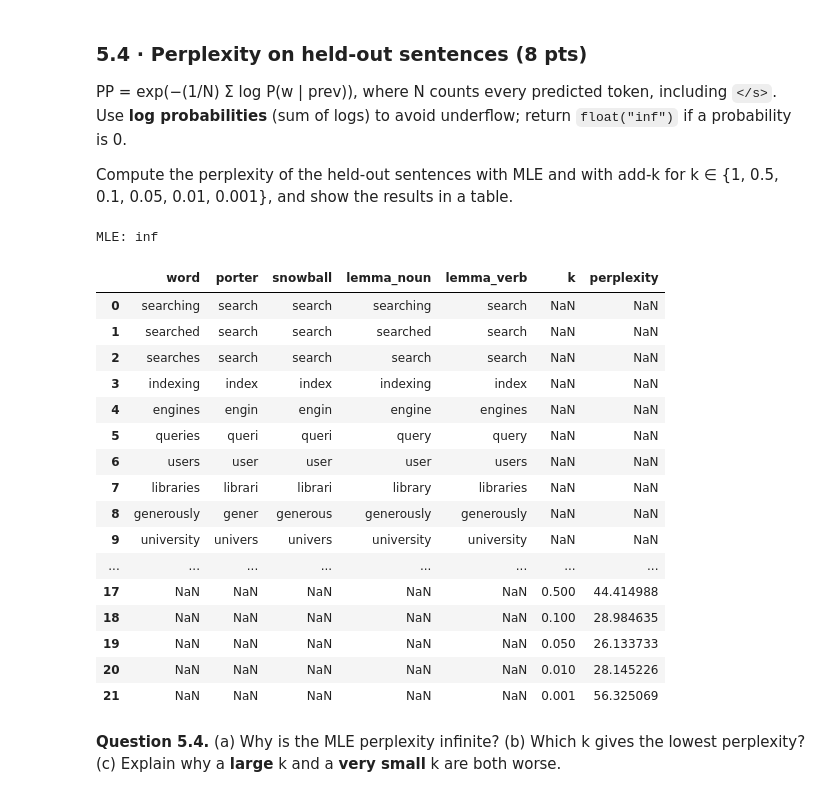
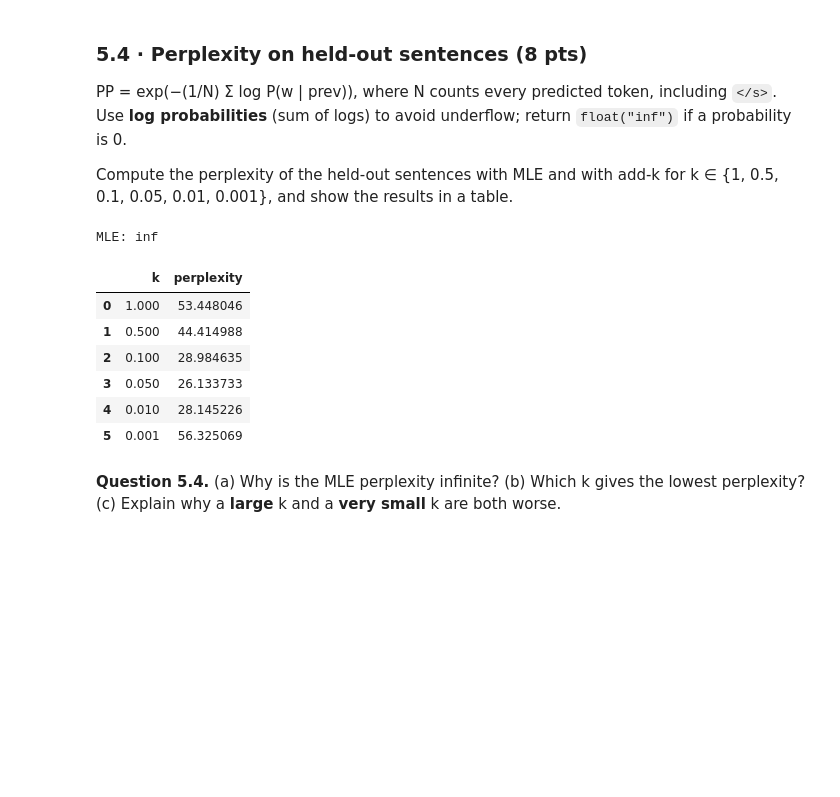
Before and after one commit to HeamVisal/Information-Retrieval-Web-Analytics, a Jupyter notebook: TP2/TP2_e20221349_HEAMVisal_I5-AMS-DAS-A.ipynb, the cells around one changed output. Cells and saved outputs as stored; diff of their text form; code cells hidden in the pictures; blank space fills up the shorter version.

```diff
--- a/TP2/TP2_e20221349_HEAMVisal_I5-AMS-DAS-A.ipynb
+++ b/TP2/TP2_e20221349_HEAMVisal_I5-AMS-DAS-A.ipynb
@@ -265,7 +265,7 @@ def preprocess(text, stemmer="porter", remove_stop=True):
         if stemmer == "porter":
             term = porter.stem(term)
         elif stemmer == "snowball" :
-            term = porter.snowball(term)
+            term = snowball.stem(term)
         elif stemmer == "lemma" :
             term = wnl.lemmatize(term)
         out.append(term)
@@ -575,51 +575,41 @@ def perplexity(sentences, p):
         for i in range(len(words) - 1):
             prev = words[i]
             word = words[i + 1]
 
             chance = p(word, prev)
 
             if chance == 0:
                 return float("inf")
 
             log_sum += math.log(chance)
             N += 1
 
     return math.exp(-log_sum / N)
 
 print("MLE:", perplexity(HELD_OUT, p_mle))
 # TODO: table of k and perplexity
-row = []
+rows = []
 for k in [1, 0.5, 0.1, 0.05, 0.01, 0.001]:
     score = perplexity(
         HELD_OUT,
         lambda w, prev: p_addk(w, prev, k)
     )
 
     rows.append({
         "k": k,
         "perplexity": score
     })
 
 pd.DataFrame(rows)
 # %% [output]
 MLE: inf
-|  | word | porter | snowball | lemma_noun | lemma_verb | k | perplexity |
-| 0 | searching | search | search | searching | search | NaN | NaN |
-| 1 | searched | search | search | searched | search | NaN | NaN |
-| 2 | searches | search | search | search | search | NaN | NaN |
-| 3 | indexing | index | index | indexing | index | NaN | NaN |
-| 4 | engines | engin | engin | engine | engines | NaN | NaN |
-| 5 | queries | queri | queri | query | query | NaN | NaN |
-| 6 | users | user | user | user | users | NaN | NaN |
-| 7 | libraries | librari | librari | library | libraries | NaN | NaN |
-| 8 | generously | gener | generous | generously | generously | NaN | NaN |
-| 9 | university | univers | univers | university | university | NaN | NaN |
-| ... | ... | ... | ... | ... | ... | ... | ... |
-| 17 | NaN | NaN | NaN | NaN | NaN | 0.500 | 44.414988 |
-| 18 | NaN | NaN | NaN | NaN | NaN | 0.100 | 28.984635 |
-| 19 | NaN | NaN | NaN | NaN | NaN | 0.050 | 26.133733 |
-| 20 | NaN | NaN | NaN | NaN | NaN | 0.010 | 28.145226 |
-| 21 | NaN | NaN | NaN | NaN | NaN | 0.001 | 56.325069 |
+|  | k | perplexity |
+| 0 | 1.000 | 53.448046 |
+| 1 | 0.500 | 44.414988 |
+| 2 | 0.100 | 28.984635 |
+| 3 | 0.050 | 26.133733 |
+| 4 | 0.010 | 28.145226 |
+| 5 | 0.001 | 56.325069 |
 # %% [markdown]
 **Question 5.4.** (a) Why is the MLE perplexity infinite? (b) Which k gives the lowest perplexity? (c) Explain why a **large** k and a **very small** k are both worse.
 # %% [markdown]
```
